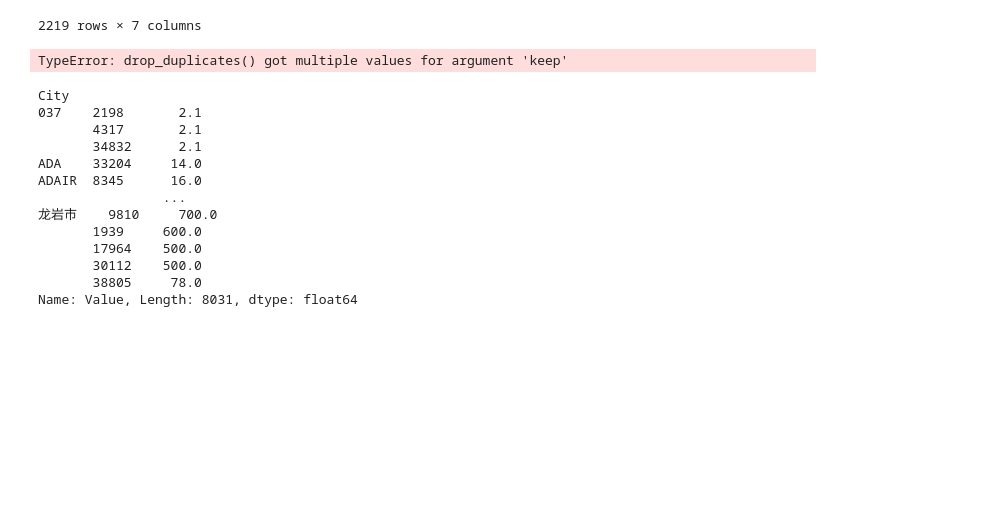
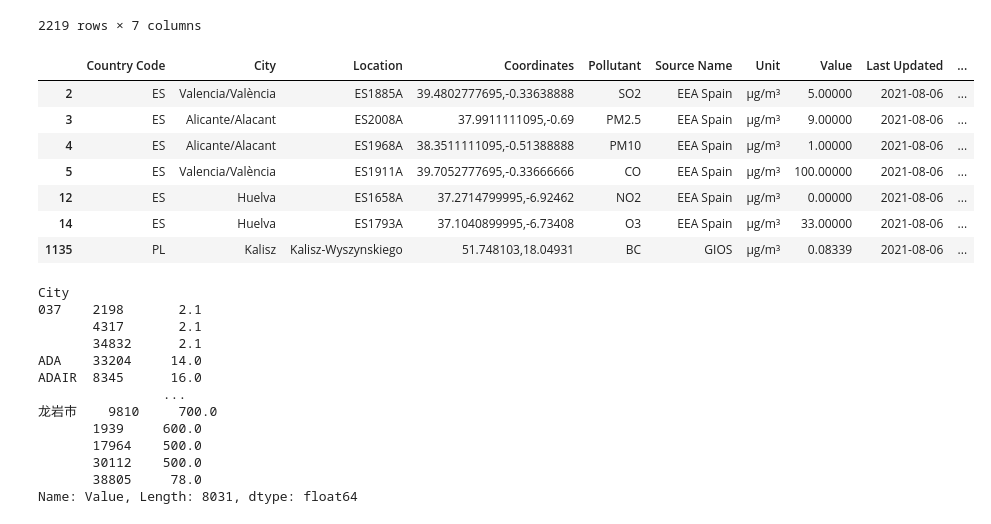
Before and after one commit to Philm00/thp_data_week2_day2, a Jupyter notebook: air_quality.ipynb, the cells around one changed output. Cells and saved outputs as stored; diff of their text form; code cells hidden in the pictures; blank space fills up the shorter version.

```diff
--- a/air_quality.ipynb
+++ b/air_quality.ipynb
@@ -64,9 +82,16 @@ pd.crosstab(df["City"],df["Pollutant"])
 | 龙岩市 | 0 | 4 | 4 | 4 | 4 | 4 | 4 |
 2219 rows × 7 columns
 # %%
-df.drop_duplicates('City','Pollutant', keep='first')
+df.drop_duplicates('Pollutant', keep='first')
 # %% [output]
-TypeError: drop_duplicates() got multiple values for argument 'keep'
+|  | Country Code | City | Location | Coordinates | Pollutant | Source Name | Unit | Value | Last Updated | ... |
+| 2 | ES | Valencia/València | ES1885A | 39.4802777695,-0.33638888 | SO2 | EEA Spain | µg/m³ | 5.00000 | 2021-08-06 | ... |
+| 3 | ES | Alicante/Alacant | ES2008A | 37.9911111095,-0.69 | PM2.5 | EEA Spain | µg/m³ | 9.00000 | 2021-08-06 | ... |
+| 4 | ES | Alicante/Alacant | ES1968A | 38.3511111095,-0.51388888 | PM10 | EEA Spain | µg/m³ | 1.00000 | 2021-08-06 | ... |
+| 5 | ES | Valencia/València | ES1911A | 39.7052777695,-0.33666666 | CO | EEA Spain | µg/m³ | 100.00000 | 2021-08-06 | ... |
+| 12 | ES | Huelva | ES1658A | 37.2714799995,-6.92462 | NO2 | EEA Spain | µg/m³ | 0.00000 | 2021-08-06 | ... |
+| 14 | ES | Huelva | ES1793A | 37.1040899995,-6.73408 | O3 | EEA Spain | µg/m³ | 33.00000 | 2021-08-06 | ... |
+| 1135 | PL | Kalisz | Kalisz-Wyszynskiego | 51.748103,18.04931 | BC | GIOS | µg/m³ | 0.08339 | 2021-08-06 | ... |
 # %%
 df.groupby('City')['Value'].nlargest()
 # %% [output]
```
Also changed, not shown: parts of 2 cells of this notebook, 4 other files.
